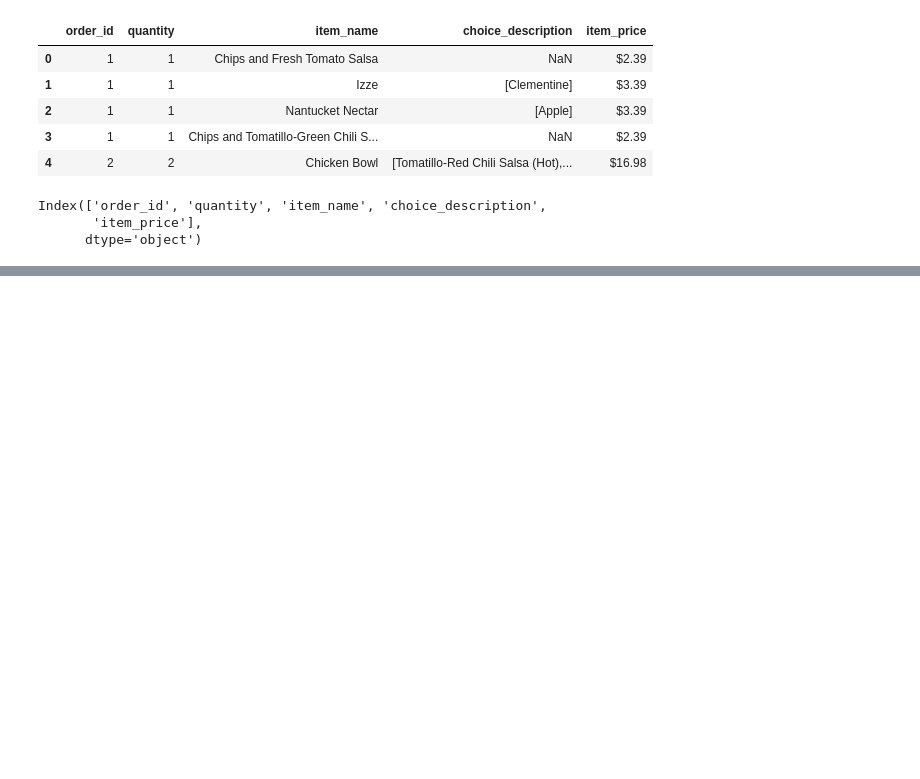
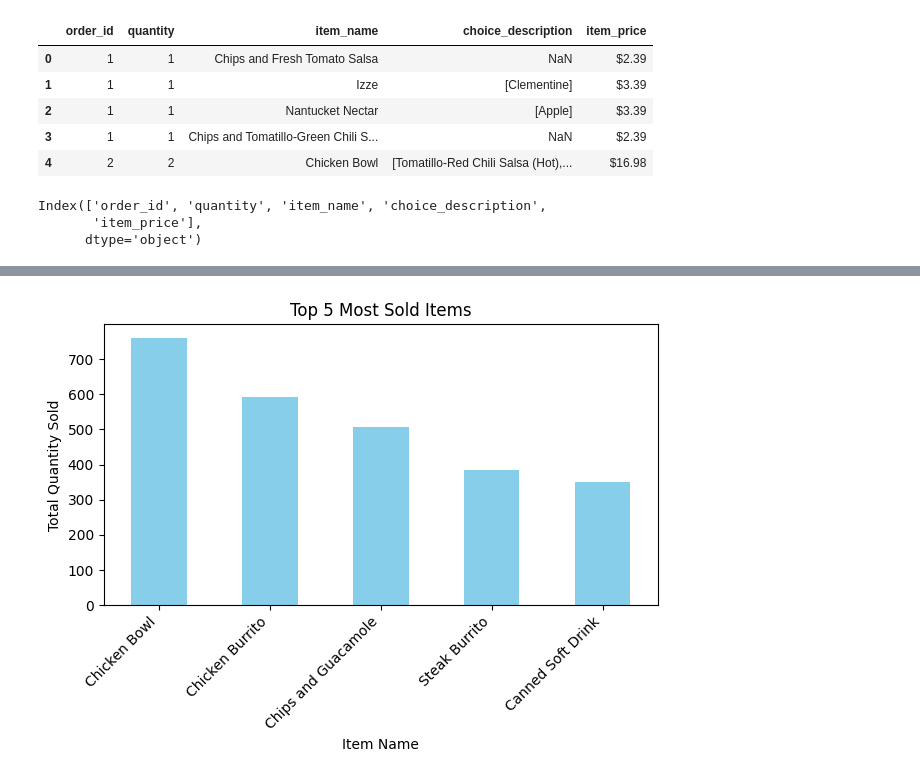
Before and after one commit to Haha373728/Chipotle, a Jupyter notebook: chipotle_data.ipynb, the cells around one changed output, grey strips where cells are left out. Cells and saved outputs as stored; diff of their text form; code cells hidden in the pictures; blank space fills up the shorter version.

Commit message:
add graphs

```diff
--- a/chipotle_data.ipynb
+++ b/chipotle_data.ipynb
@@ -20,0 +29,5 @@ Index(['order_id', 'quantity', 'item_name', 'choice_description',
+# %%
+chipotle_data['item_price'] = chipotle_data['item_price'].replace('[\$]', '', regex=True).astype(float)
+revenue = (chipotle_data['quantity'] * chipotle_data['item_price']).sum()
+
+print(f"Total Revenue: ${revenue:.2f}")
@@ -20,0 +83,24 @@ Index(['order_id', 'quantity', 'item_name', 'choice_description',
+# %%
+top_5 = (
+    chipotle_data
+    .groupby("item_name")
+    .agg({"quantity": "sum"})
+    .sort_values("quantity", ascending=False)
+    .head(5)
+)
+
+top_5.plot(
+    kind="bar",
+    color="skyblue",
+    legend=False
+
+)
+
+plt.title("Top 5 Most Sold Items")
+plt.xlabel("Item Name")
+plt.ylabel("Total Quantity Sold")
+plt.xticks(rotation=45, ha="right")
+plt.tight_layout()
+plt.show()
+# %% [output]
+[figure, added]
```
Also changed, not shown: parts of 6 cells of this notebook.
